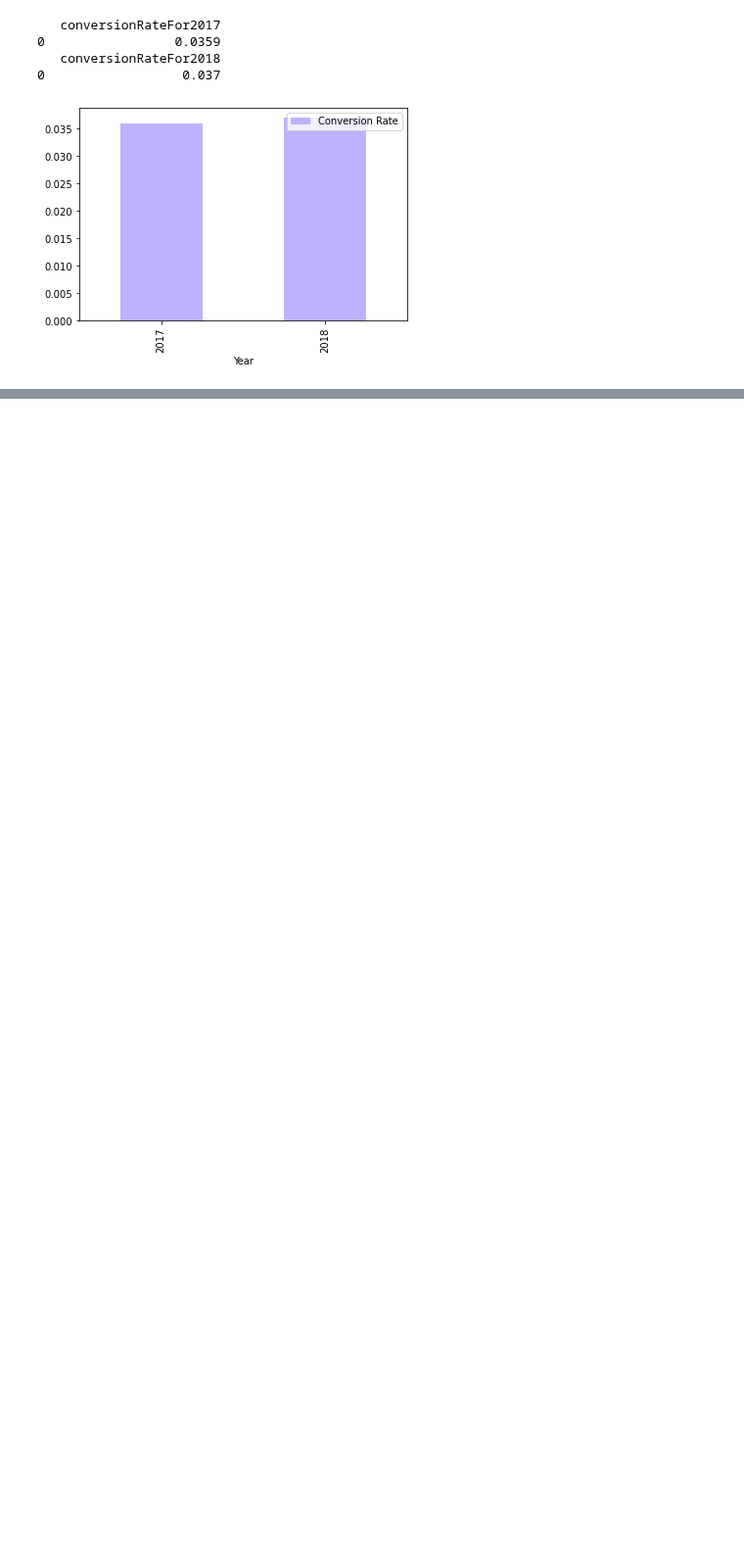
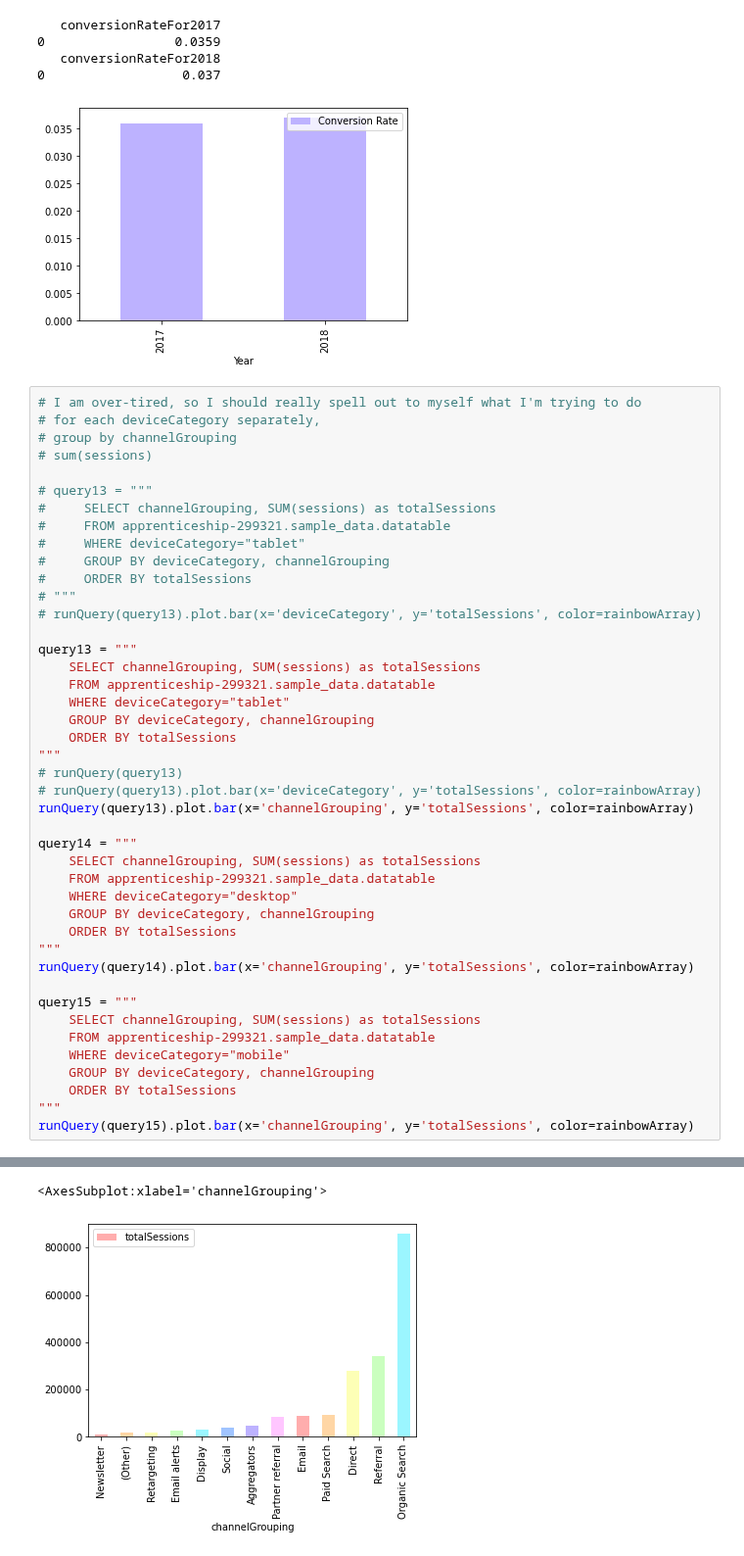
Before and after one commit to Coletterbox/More-BigQuery-with-Python, a Jupyter notebook: queriesWithGraphs3.ipynb, the cells around one changed output, grey strips where cells are left out. Shown at 98% size. Drawn from its saved outputs; the diff is of its cells as text; blank space fills up the shorter version.

Commit message:
Make more bar charts

```diff
--- a/queriesWithGraphs3.ipynb
+++ b/queriesWithGraphs3.ipynb
@@ -487,3 +486,47 @@ plot.show(block=True)
    conversionRateFor2018
 0                  0.037
 [figure]
+# %%
+# I am over-tired, so I should really spell out to myself what I'm trying to do
+# for each deviceCategory separately,
+# group by channelGrouping
+# sum(sessions)
+
+# query13 = """
+#     SELECT channelGrouping, SUM(sessions) as totalSessions
+#     FROM apprenticeship-299321.sample_data.datatable
+#     WHERE deviceCategory="tablet"
+#     GROUP BY deviceCategory, channelGrouping
+#     ORDER BY totalSessions
+# """
+# runQuery(query13).plot.bar(x='deviceCategory', y='totalSessions', color=rainbowArray)
+
+query13 = """
+    SELECT channelGrouping, SUM(sessions) as totalSessions
+    FROM apprenticeship-299321.sample_data.datatable
+    WHERE deviceCategory="tablet"
+    GROUP BY deviceCategory, channelGrouping
+    ORDER BY totalSessions
+"""
+# runQuery(query13)
+# runQuery(query13).plot.bar(x='deviceCategory', y='totalSessions', color=rainbowArray)
+runQuery(query13).plot.bar(x='channelGrouping', y='totalSessions', color=rainbowArray)
+
+query14 = """
+    SELECT channelGrouping, SUM(sessions) as totalSessions
+    FROM apprenticeship-299321.sample_data.datatable
+    WHERE deviceCategory="desktop"
+    GROUP BY deviceCategory, channelGrouping
+    ORDER BY totalSessions
+"""
+runQuery(query14).plot.bar(x='channelGrouping', y='totalSessions', color=rainbowArray)
+
+query15 = """
+    SELECT channelGrouping, SUM(sessions) as totalSessions
+    FROM apprenticeship-299321.sample_data.datatable
+    WHERE deviceCategory="mobile"
+    GROUP BY deviceCategory, channelGrouping
+    ORDER BY totalSessions
+"""
+runQuery(query15).plot.bar(x='channelGrouping', y='totalSessions', color=rainbowArray)
+# %% [output]
@@ -489,0 +550,2 @@ plot.show(block=True)
+<AxesSubplot:xlabel='channelGrouping'>
+[figure, added]
```
Also changed, not shown: parts of 2 cells of this notebook.
